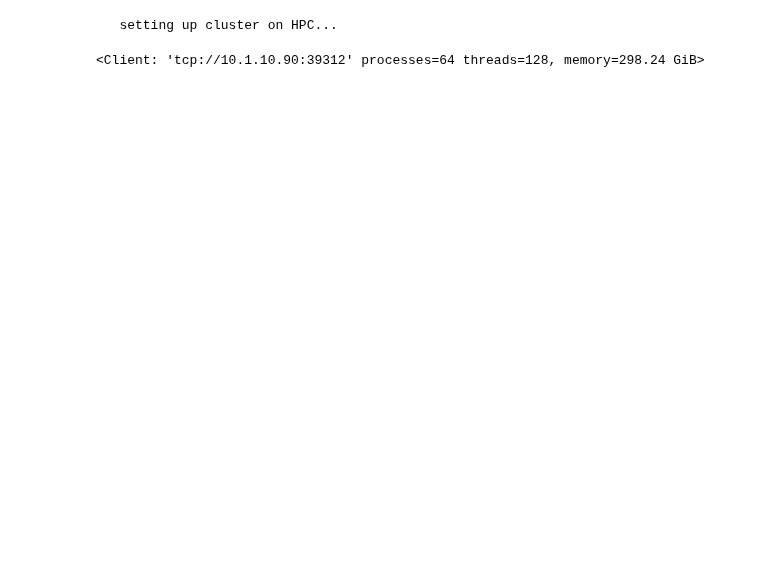
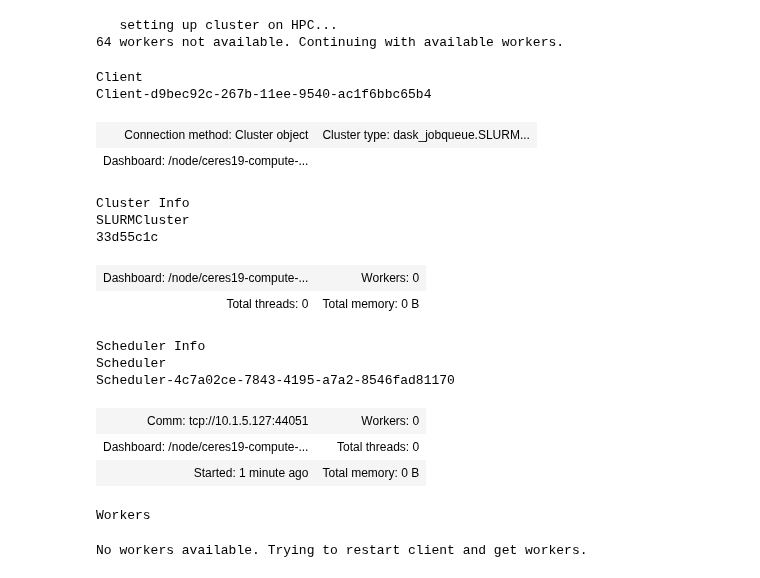
Before and after one commit to kearney-sp/hls_nrt, a Jupyter notebook: HLS2_aoi_products_to_gcloud.ipynb, the cells around one changed output. Drawn from its saved outputs; the diff is of its cells as text; code cells hidden in the pictures; blank space fills up the shorter version.

```diff
--- a/HLS2_aoi_products_to_gcloud.ipynb
+++ b/HLS2_aoi_products_to_gcloud.ipynb
@@ -47,36 +47,72 @@ elif cluster_loc == 'hpc':
         # manually copy/paste the server address
         jupServer = {'base_url': '/node/ceres19-compute-98-eth.scinet.local/17710/'}
     print('   setting up cluster on HPC...')
     dask.config.set({'distributed.dashboard.link': jupServer['base_url'] + 'proxy/{port}/status'})
     partition='short',#'short','debug', 'mem', 'mem-low',
     num_processes = 4
     num_threads_per_processes = 2
     mem = 2.5*num_processes*num_threads_per_processes
     n_cores_per_job = num_processes*num_threads_per_processes
     clust = jq.SLURMCluster(queue=partition,
                             processes=num_processes,
                             cores=n_cores_per_job,
                             memory=str(mem)+'GB',
-                            interface='ib0',
-                            #interface='enp24s0f0',
+                            #interface='ib0',
+                            interface='ens7f0',
+                            # interface='enp24s0f0',
                             local_directory='$TMPDIR',
                             death_timeout=30,
                             walltime='02:00:00',
                             job_extra=["--output=/dev/null","--error=/dev/null"])
     client=Client(clust)
     #Scale Cluster
     num_jobs=16
     clust.scale(jobs=num_jobs)
     try:
         client.wait_for_workers(n_workers=num_jobs*num_processes, timeout=60)
     except dask.distributed.TimeoutError as e:
         print(str(num_jobs*num_processes) + ' workers not available. Continuing with available workers.')
         #print(e)
         pass
     display(client)
 # %% [output]
    setting up cluster on HPC...
+64 workers not available. Continuing with available workers.
-<Client: 'tcp://10.1.10.90:39312' processes=64 threads=128, memory=298.24 GiB>
+Client
+Client-d9bec92c-267b-11ee-9540-ac1f6bbc65b4
+| Connection method: Cluster object | Cluster type: dask_jobqueue.SLURM... |
+| Dashboard: /node/ceres19-compute-... |  |
+Cluster Info
+SLURMCluster
+33d55c1c
+| Dashboard: /node/ceres19-compute-... | Workers: 0 |
+| Total threads: 0 | Total memory: 0 B |
+Scheduler Info
+Scheduler
+Scheduler-4c7a02ce-7843-4195-a7a2-8546fad81170
+| Comm: tcp://10.1.5.127:44051 | Workers: 0 |
+| Dashboard: /node/ceres19-compute-... | Total threads: 0 |
+| Started: 1 minute ago | Total memory: 0 B |
+Workers
+# %%
+#client.cluster.worker_spec
+for attempt in range(3):
+    if len(client.ncores()) == 0:
+        if attempt == 2:
+            print('Failed to acquire any workers for cluster after 3 attempts.')
+            display(client)
+        else:
+            print('No workers available. Trying to restart client and get workers.')
+            client.restart()
+            try:
+                client.wait_for_workers(n_workers=num_jobs*num_processes, timeout=60)
+            except dask.distributed.TimeoutError as e:
+                pass
+    else:
+        print('Workers available. Moving on.')
+        continue
+# %% [output]
+No workers available. Trying to restart client and get workers.
 # %%
 if not os.path.exists(outDIR):
     os.mkdir(outDIR)
```
Also changed, not shown: parts of 1 cell of this notebook, 8 other files.
